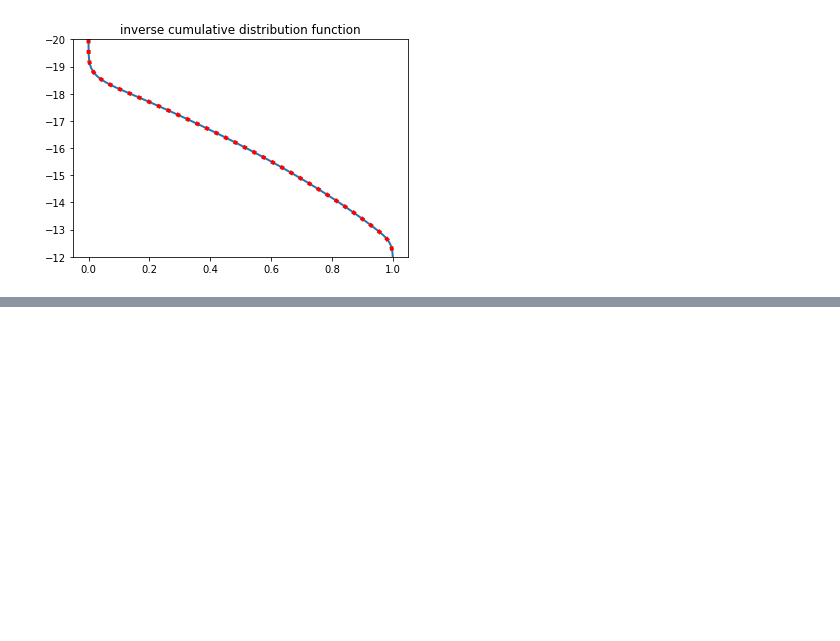
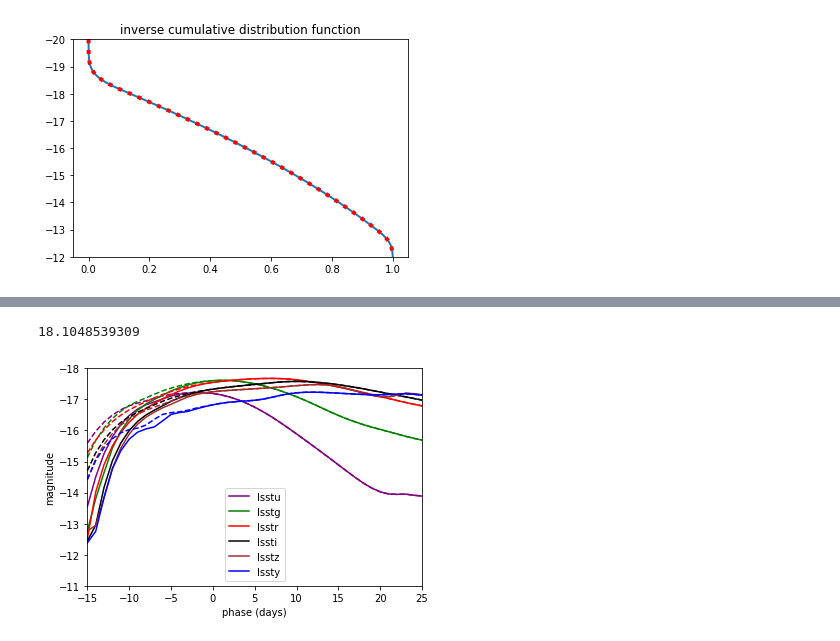
Before and after one commit to RutgersSN/plasticc-Iax, a Jupyter notebook: Iax-model.ipynb, the cells around one changed output, grey strips where cells are left out. Drawn from its saved outputs; the diff is of its cells as text; code cells hidden in the pictures; blank space fills up the shorter version.

```diff
--- a/Iax-model.ipynb
+++ b/Iax-model.ipynb
@@ -237,0 +262,30 @@ plt.show()
+# %%
+wave = np.linspace(1000.,25000.,2401)
+flux = sedmodel.flux(phase,wave)
+
+# stretch pre-max SED to give correct trise
+print(trise[ref])
+premax = np.where(phase < 0.)
+newphase = np.copy(phase)
+newphase[premax] *= -trise[ref]/np.min(phase)
+newphase = np.insert(newphase,0,newphase[0]-1.0)
+newflux = np.append(flux[[0],:]/100.,flux,axis=0)
+
+newmodel = sncosmo.TimeSeriesSource(newphase,wave,newflux)
+
+colors = ['purple','green','red','black','brown','blue']
+
+plt.plot()
+for f,c in zip(filters, colors):
+    band = sncosmo.get_bandpass(f)
+    plt.plot(phase,sedmodel.bandmag(band,'ab',phase),label=f,color=c)
+    plt.plot(phase,newmodel.bandmag(band,'ab',phase),'--',color=c)
+plt.xlim(-15,25)
+plt.ylim(-11,-18)
+plt.xlabel('phase (days)')
+plt.ylabel('magnitude')
+plt.legend()
+plt.show()
+# %% [output]
+18.1048539309
+[figure, added]
```
Also changed, not shown: parts of 17 cells of this notebook, 3 other files.
